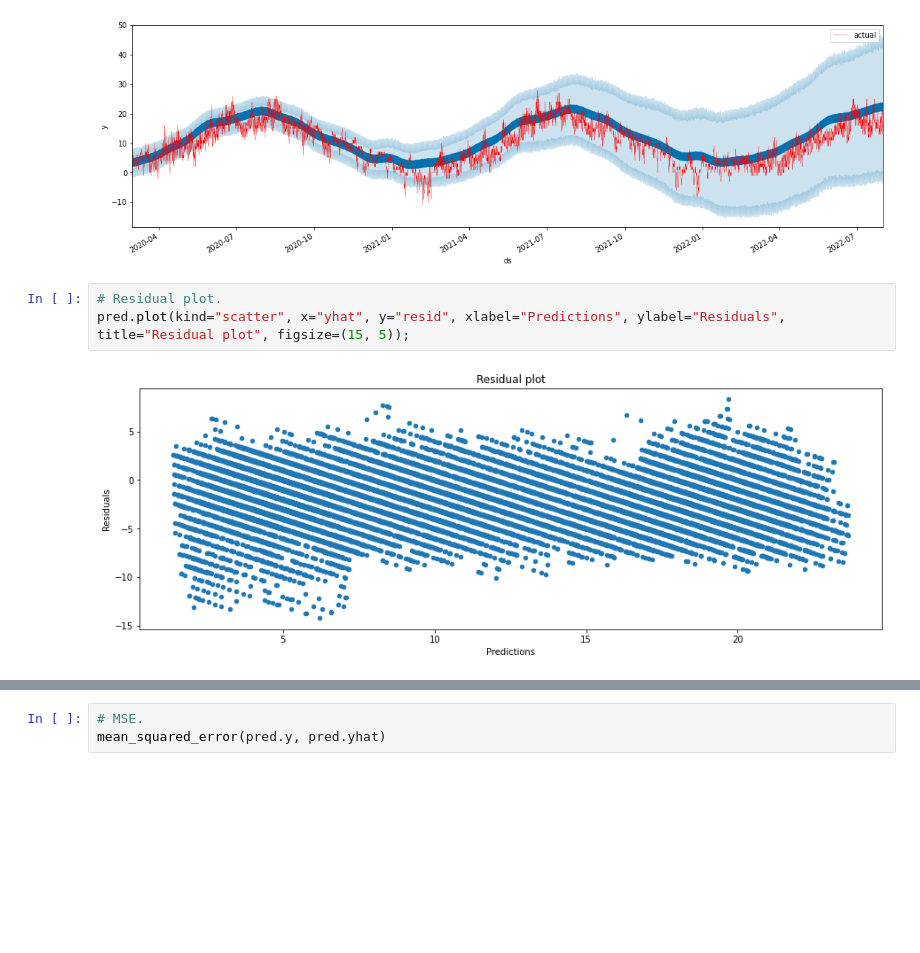
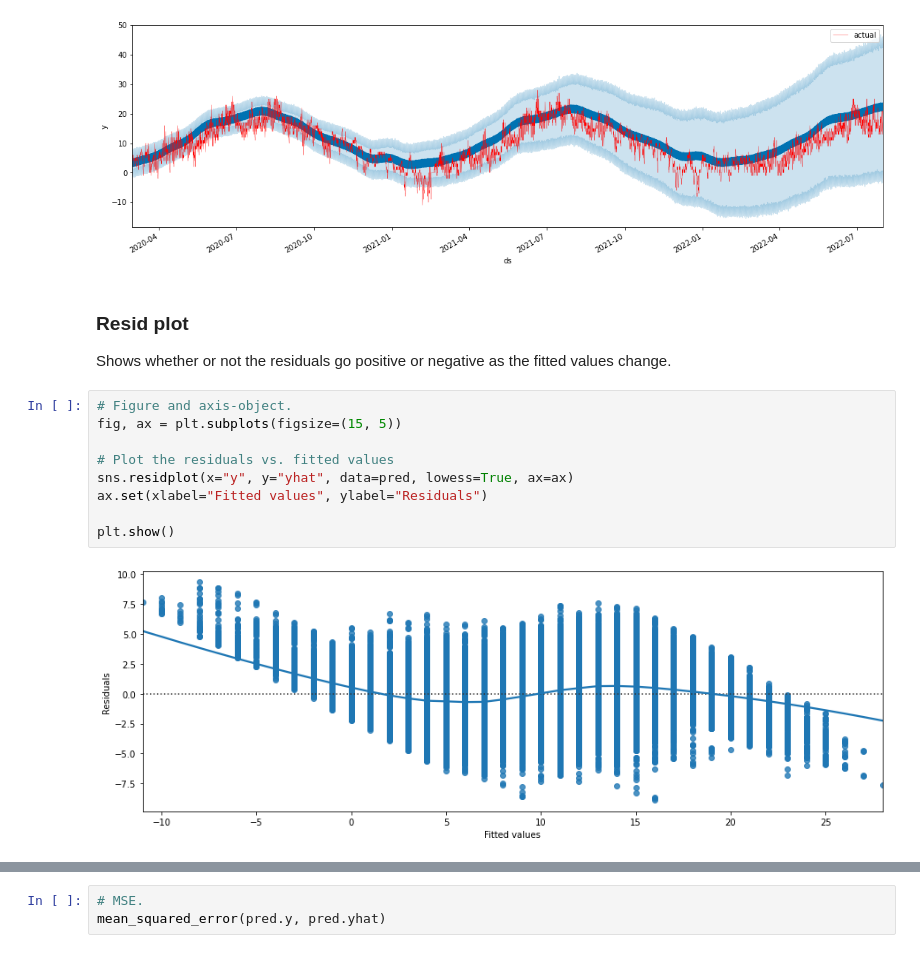
Before and after one commit to Peshkatar/prophet-weather-forecast, a Jupyter notebook: model.ipynb, the cells around one changed output, grey strips where cells are left out. Cells and saved outputs as stored; diff of their text form; blank space fills up the shorter version.

```diff
--- a/model.ipynb
+++ b/model.ipynb
@@ -270,8 +271,17 @@ ax.set_xlim("2020-03", "2022-08")
 plt.show()
 # %% [output]
 [figure]
-# %%
-# Residual plot.
-pred.plot(kind="scatter", x="yhat", y="resid", xlabel="Predictions", ylabel="Residuals", title="Residual plot", figsize=(15, 5));
-# %% [output]
-[figure, removed]
+# %% [markdown]
+### Resid plot
+Shows whether or not the residuals go positive or negative as the fitted values change.
+# %%
+# Figure and axis-object.
+fig, ax = plt.subplots(figsize=(15, 5))
+
+# Plot the residuals vs. fitted values
+sns.residplot(x="y", y="yhat", data=pred, lowess=True, ax=ax)
+ax.set(xlabel="Fitted values", ylabel="Residuals")
+
+plt.show()
+# %% [output]
+[figure, added]
```
Also changed, not shown: parts of 5 cells of this notebook.
